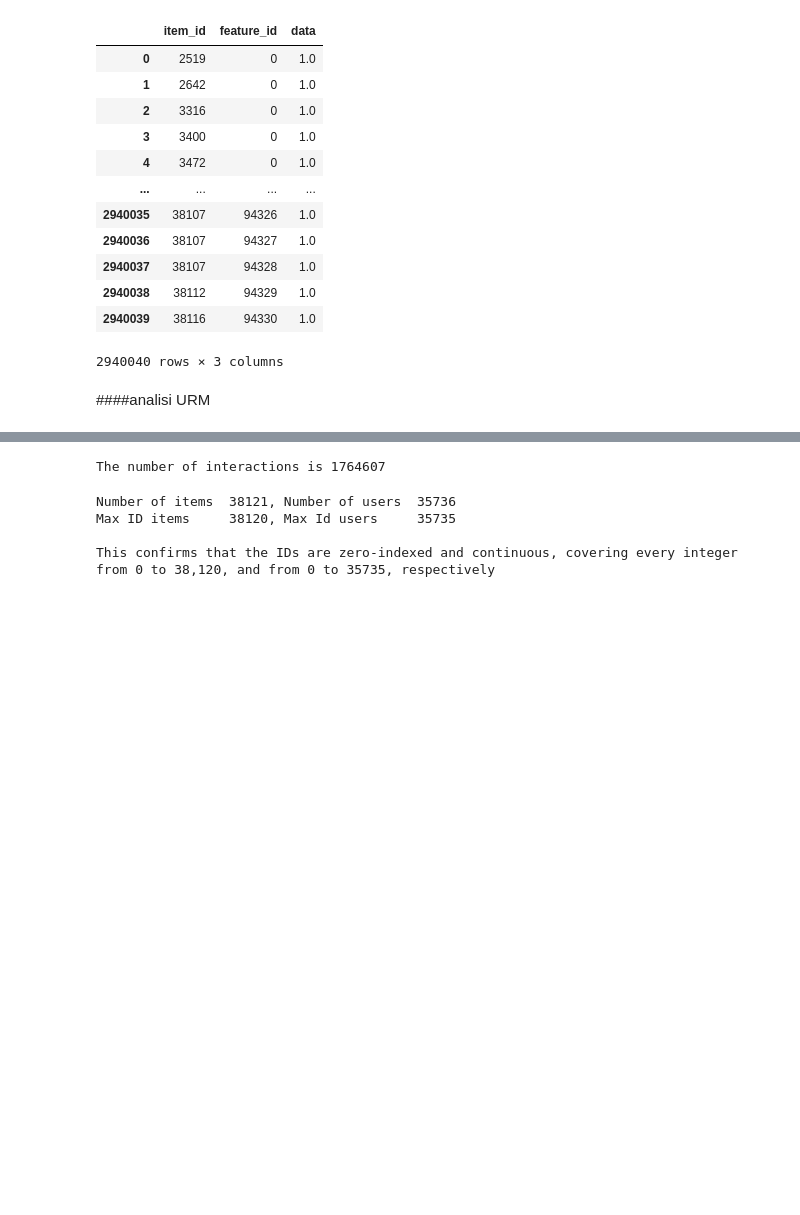
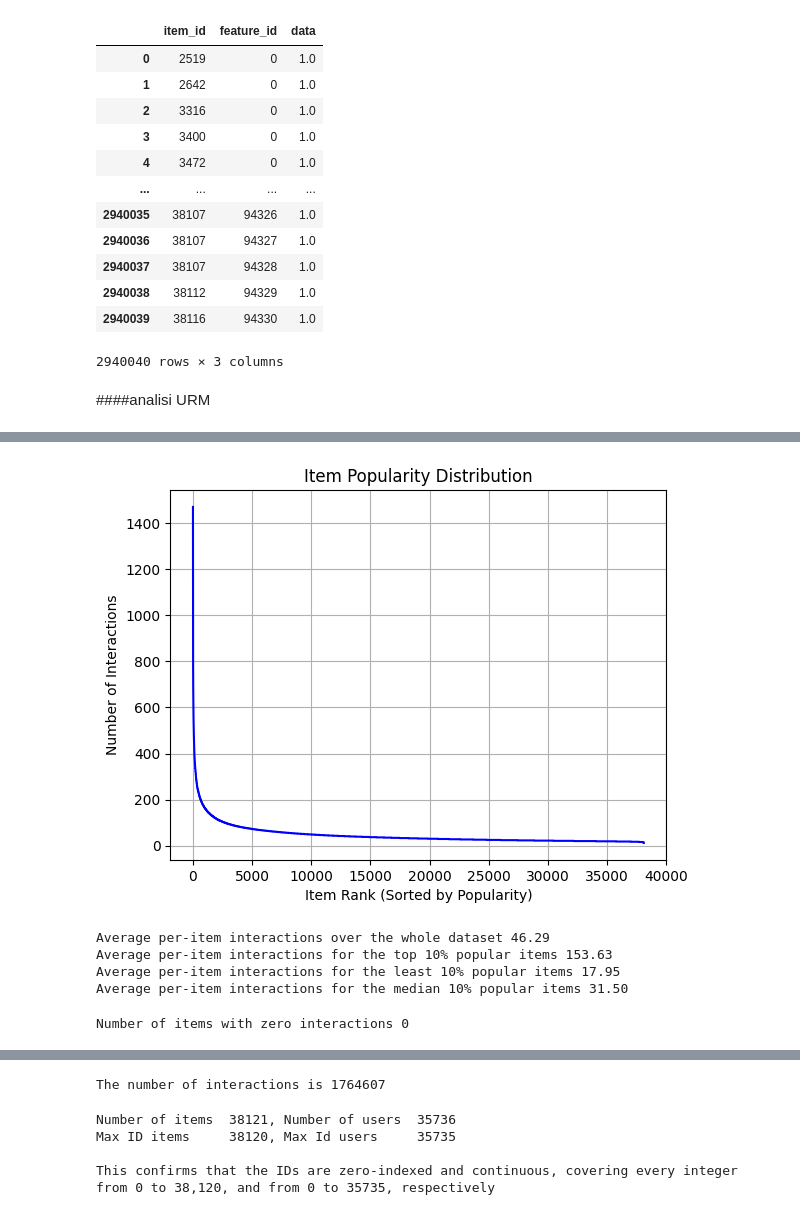
Before and after one commit to kala1221/RecSys_project, a Jupyter notebook: Analysis of data/RecSys_analisi_dati.ipynb, the cells around one changed output, grey strips where cells are left out. Saved outputs shown, nothing was run; the diff lists cells and outputs as text; code cells hidden in the pictures; blank space fills up the shorter version.

```diff
--- a/Analysis of data/RecSys_analisi_dati.ipynb
+++ b/Analysis of data/RecSys_analisi_dati.ipynb
@@ -63,0 +169,37 @@ data_ICM_metadata
+# %%
+import matplotlib.pyplot as plt
+import numpy as np
+
+sorted_popularity = np.sort(item_popularity)[::-1]  # Sort in descending order
+plt.plot(sorted_popularity, 'b-')  # Use a line plot for sorted data
+plt.ylabel('Number of Interactions')
+plt.xlabel('Item Rank (Sorted by Popularity)')
+plt.title('Item Popularity Distribution')
+plt.grid()
+plt.show()
+# %% [output]
+[figure, added]
+# %%
+ten_percent = int(n_items/10)
+item_popularity = np.sort(item_popularity)
+print("Average per-item interactions over the whole dataset {:.2f}".
+      format(item_popularity.mean()))
+
+print("Average per-item interactions for the top 10% popular items {:.2f}".
+      format(item_popularity[-ten_percent:].mean()))
+
+print("Average per-item interactions for the least 10% popular items {:.2f}".
+      format(item_popularity[:ten_percent].mean()))
+
+print("Average per-item interactions for the median 10% popular items {:.2f}".
+      format(item_popularity[int(n_items*0.45):int(n_items*0.55)].mean()))
+# %% [output]
+Average per-item interactions over the whole dataset 46.29
+Average per-item interactions for the top 10% popular items 153.63
+Average per-item interactions for the least 10% popular items 17.95
+Average per-item interactions for the median 10% popular items 31.50
+# %%
+print("Number of items with zero interactions {}".
+      format(np.sum(item_popularity==0)))
+# %% [output]
+Number of items with zero interactions 0
```
Also changed, not shown: parts of 37 cells of this notebook.
